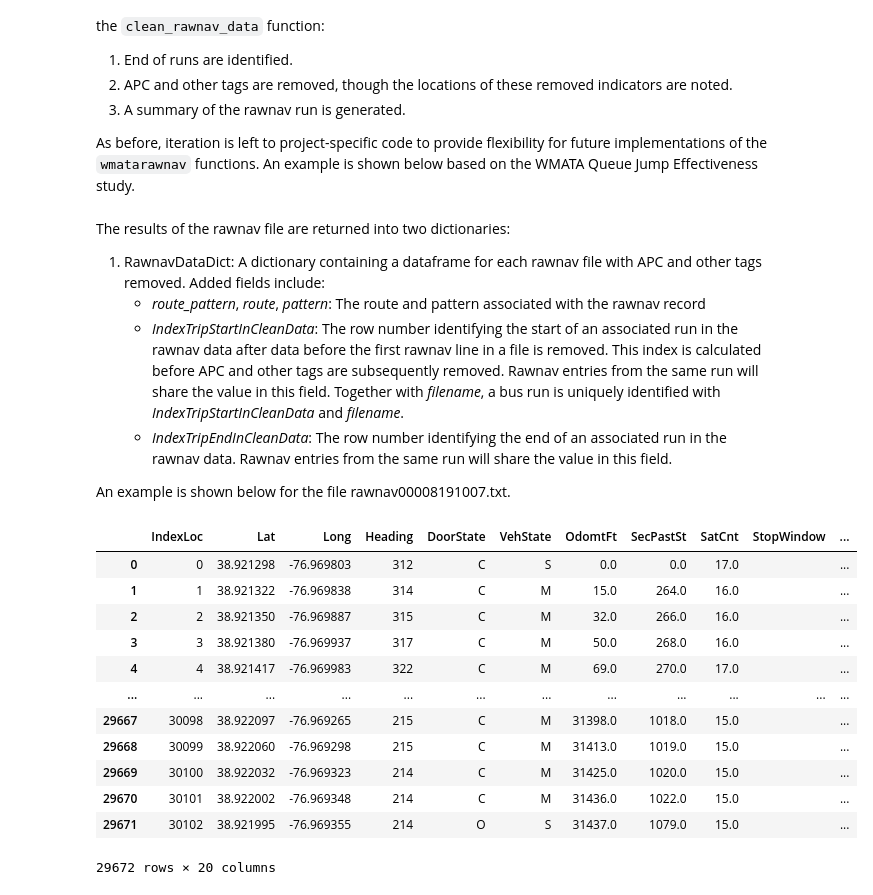
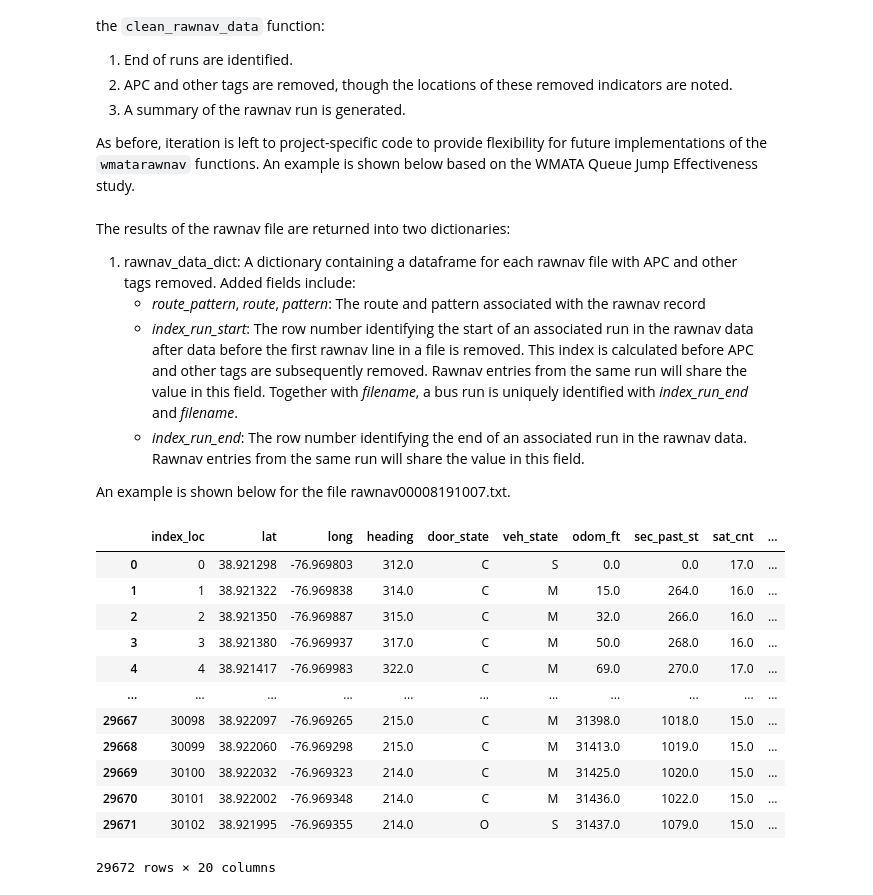
Before and after one commit to wmata-plan/WMATA_AVL, a Jupyter notebook: analysis/exploratory/01_Intro_to_rawnav_parsing.ipynb, the cells around one changed output. Drawn from its saved outputs; the diff is of its cells as text; code cells hidden in the pictures.

Commit message:
Updates first methodology notebook to be compatible with recent changes

```diff
--- a/analysis/exploratory/01_Intro_to_rawnav_parsing.ipynb
+++ b/analysis/exploratory/01_Intro_to_rawnav_parsing.ipynb
@@ -177,3 +175,26 @@ for index, row in rawnav_inv_filt_first.iterrows():
+# %%
+route_rawnav_tag_dict = {}
+
+rawnav_inv_filt_first = rawnav_inventory_filtered.groupby(['fullpath','filename']).line_num.min().reset_index()
+
+for index, row in rawnav_inv_filt_first.iterrows():
+    # Note: the load process will result in certain row index values shifting from the original file
+    # as a result of skipping rows to the first tag. The following three lines ensure that the
+    # the tagline information can be matched later to the loaded files.
+    tag_info_line_no = rawnav_inventory_filtered[rawnav_inventory_filtered['filename'] == row['filename']]
+    reference = min(tag_info_line_no.line_num)
+    tag_info_line_no.loc[:, "new_line_no"] = tag_info_line_no.line_num - reference - 1
+
+    temp = wr.load_rawnav_data(
+        zip_folder_path=row['fullpath'],
+        skiprows=row['line_num'])
+
+    if type(temp) != type(None):
+        route_rawnav_tag_dict[row['filename']] = dict(RawData=temp,
+                                                      tagLineInfo=tag_info_line_no)
+    else:
+        remove_file = row['filename']
+        rawnav_inventory_filtered  = rawnav_inventory_filtered.query('filename!= @remove_file')
 # %% [markdown]
 We can see a preview of the contained data for RawData and tagLineInfo using the `get` method.
 # %%
@@ -214,36 +235,39 @@ With each rawnav file loaded into memory, the cleaning process begins. Several s
 
 As before, iteration is left to project-specific code to provide flexibility for future implementations of the `wmatarawnav` functions. An example is shown below based on the WMATA Queue Jump Effectiveness study.
 # %%
-RawnavDataDict = {}
-SummaryDataDict = {}
+rawnav_data_dict = {}
+summary_data_dict = {}
 
-for key, datadict in RouteRawTagDict.items():
-    Temp = wr.clean_rawnav_data(datadict, key)
-    RawnavDataDict[key] = Temp['rawnavdata']
-    SummaryDataDict[key] = Temp['SummaryData']
+for key, datadict in route_rawnav_tag_dict.items():
+    temp_dat = wr.clean_rawnav_data(
+        data_dict=datadict,
+        filename=key)
+
+    rawnav_data_dict[key] = temp_dat['rawnavdata']
+    summary_data_dict[key] = temp_dat['summary_data']
 # %% [markdown]
 The results of the rawnav file are returned into two dictionaries:
 
-1. RawnavDataDict: A dictionary containing a dataframe for each rawnav file with APC and other tags removed. Added fields include:
+1. rawnav_data_dict: A dictionary containing a dataframe for each rawnav file with APC and other tags removed. Added fields include:
     - *route_pattern*, *route*, *pattern*: The route and pattern associated with the rawnav record
-    - *IndexTripStartInCleanData*: The row number identifying the start of an associated run in the rawnav data after data before the first rawnav line in a file is removed. This index is calculated before APC and other tags are subsequently removed. Rawnav entries from the same run will share the value in this field. Together with *filename*, a bus run is uniquely identified with *IndexTripStartInCleanData* and *filename*.
-    - *IndexTripEndInCleanData*: The row number identifying the end of an associated run in the rawnav data. Rawnav entries from the same run will share the value in this field.
+    - *index_run_start*: The row number identifying the start of an associated run in the rawnav data after data before the first rawnav line in a file is removed. This index is calculated before APC and other tags are subsequently removed. Rawnav entries from the same run will share the value in this field. Together with *filename*, a bus run is uniquely identified with *index_run_end* and *filename*.
+    - *index_run_end*: The row number identifying the end of an associated run in the rawnav data. Rawnav entries from the same run will share the value in this field.
 
 An example is shown below for the file rawnav00008191007.txt.
 # %%
-RawnavDataDict.get("rawnav00008191007.txt")
+rawnav_data_dict.get("rawnav00008191007.txt")
 # %% [output]
-|  | IndexLoc | Lat | Long | Heading | DoorState | VehState | OdomtFt | SecPastSt | SatCnt | StopWindow | ... |
-| 0 | 0 | 38.921298 | -76.969803 | 312 | C | S | 0.0 | 0.0 | 17.0 |  | ... |
-| 1 | 1 | 38.921322 | -76.969838 | 314 | C | M | 15.0 | 264.0 | 16.0 |  | ... |
-| 2 | 2 | 38.921350 | -76.969887 | 315 | C | M | 32.0 | 266.0 | 16.0 |  | ... |
-| 3 | 3 | 38.921380 | -76.969937 | 317 | C | M | 50.0 | 268.0 | 16.0 |  | ... |
-| 4 | 4 | 38.921417 | -76.969983 | 322 | C | M | 69.0 | 270.0 | 17.0 |  | ... |
-| ... | ... | ... | ... | ... | ... | ... | ... | ... | ... | ... | ... |
-| 29667 | 30098 | 38.922097 | -76.969265 | 215 | C | M | 31398.0 | 1018.0 | 15.0 |  | ... |
-| 29668 | 30099 | 38.922060 | -76.969298 | 215 | C | M | 31413.0 | 1019.0 | 15.0 |  | ... |
-| 29669 | 30100 | 38.922032 | -76.969323 | 214 | C | M | 31425.0 | 1020.0 | 15.0 |  | ... |
-| 29670 | 30101 | 38.922002 | -76.969348 | 214 | C | M | 31436.0 | 1022.0 | 15.0 |  | ... |
-| 29671 | 30102 | 38.921995 | -76.969355 | 214 | O | S | 31437.0 | 1079.0 | 15.0 |  | ... |
+|  | index_loc | lat | long | heading | door_state | veh_state | odom_ft | sec_past_st | sat_cnt | ... |
+| 0 | 0 | 38.921298 | -76.969803 | 312.0 | C | S | 0.0 | 0.0 | 17.0 | ... |
+| 1 | 1 | 38.921322 | -76.969838 | 314.0 | C | M | 15.0 | 264.0 | 16.0 | ... |
+| 2 | 2 | 38.921350 | -76.969887 | 315.0 | C | M | 32.0 | 266.0 | 16.0 | ... |
+| 3 | 3 | 38.921380 | -76.969937 | 317.0 | C | M | 50.0 | 268.0 | 16.0 | ... |
+| 4 | 4 | 38.921417 | -76.969983 | 322.0 | C | M | 69.0 | 270.0 | 17.0 | ... |
+| ... | ... | ... | ... | ... | ... | ... | ... | ... | ... | ... |
+| 29667 | 30098 | 38.922097 | -76.969265 | 215.0 | C | M | 31398.0 | 1018.0 | 15.0 | ... |
+| 29668 | 30099 | 38.922060 | -76.969298 | 215.0 | C | M | 31413.0 | 1019.0 | 15.0 | ... |
+| 29669 | 30100 | 38.922032 | -76.969323 | 214.0 | C | M | 31425.0 | 1020.0 | 15.0 | ... |
+| 29670 | 30101 | 38.922002 | -76.969348 | 214.0 | C | M | 31436.0 | 1022.0 | 15.0 | ... |
+| 29671 | 30102 | 38.921995 | -76.969355 | 214.0 | O | S | 31437.0 | 1079.0 | 15.0 | ... |
 29672 rows × 20 columns
 # %% [markdown]
```
Also changed, not shown: parts of 17 cells of this notebook.
